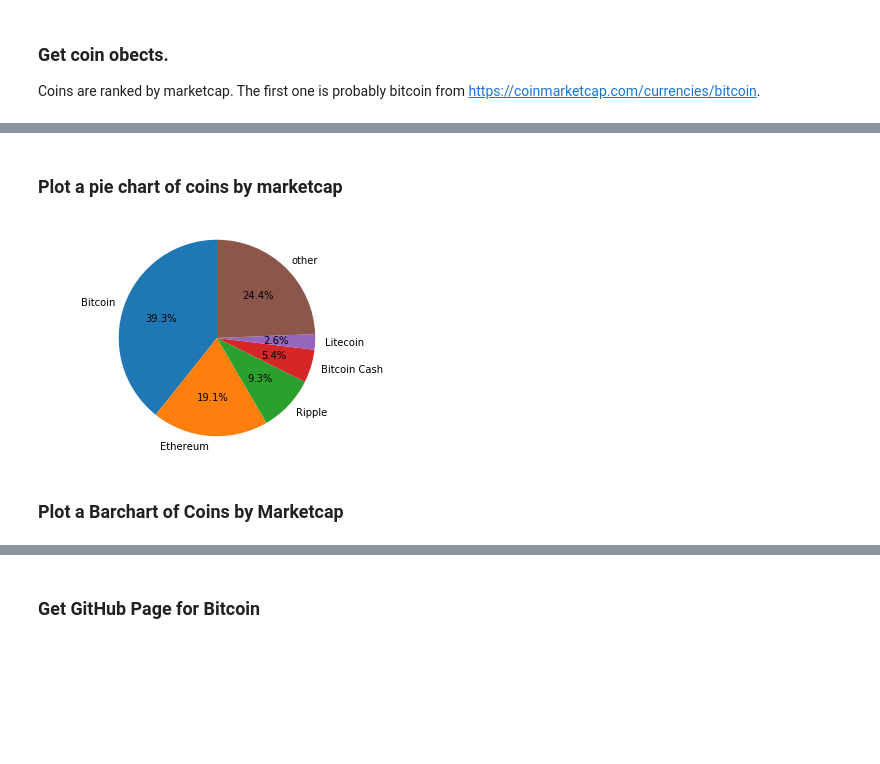
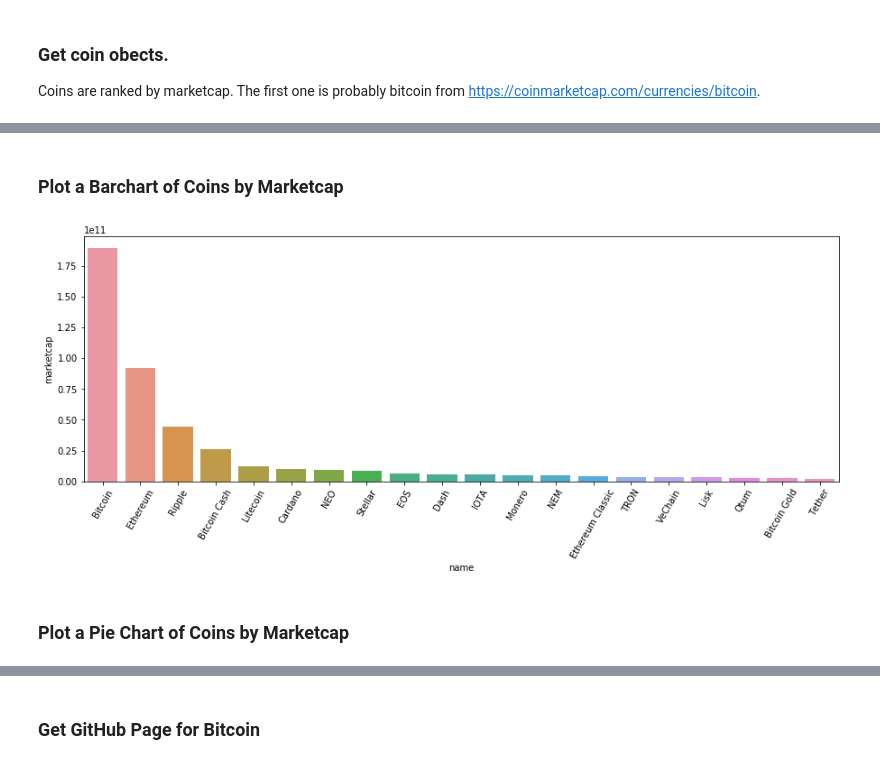
Before and after one commit to Jaskaran23/733Project, a Jupyter notebook: CryptViz/CoinMarketcap.ipynb, the cells around one changed output, grey strips where cells are left out. Drawn from its saved outputs; the diff is of its cells as text; code cells hidden in the pictures; blank space fills up the shorter version.

```diff
--- a/CryptViz/CoinMarketcap.ipynb
+++ b/CryptViz/CoinMarketcap.ipynb
@@ -26,2 +28,0 @@ coin_data.head()
-# %% [markdown]
-### Plot a pie chart of coins by marketcap
@@ -34,14 +29,10 @@ data = data[:num_coins] + [(other, 'other')]
-# %%
-import matplotlib.pyplot as plt
-%matplotlib inline
-
-fig1, ax1 = plt.subplots()
-ax1.pie(sizes, labels=labels, autopct='%1.1f%%',
-        shadow=False, startangle=90)
-ax1.axis('equal')  # Equal aspect ratio ensures that pie is drawn as a circle.
-
-plt.show()
-# %% [output]
-[figure, removed]
 # %% [markdown]
 ### Plot a Barchart of Coins by Marketcap
+# %%
+plt.figure(figsize=(15,5))
+g = sns.barplot(data=coin_data[:20], x='name', y='marketcap')
+g = g.set_xticklabels(labels=coin_data['name'], rotation=60)
+# %% [output]
+[figure, added]
+# %% [markdown]
+### Plot a Pie Chart of Coins by Marketcap
```
Also changed, not shown: parts of 6 cells of this notebook, 2 other files.
